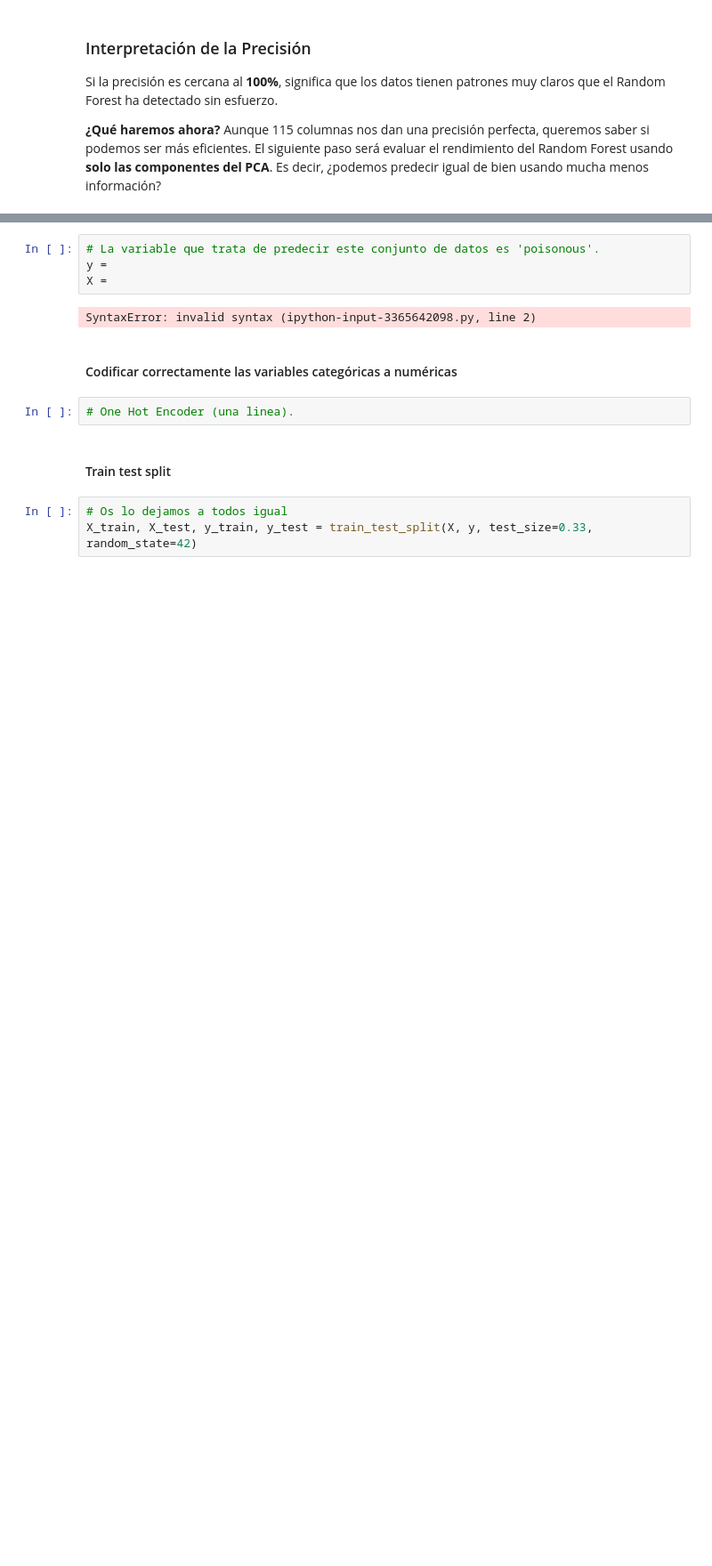
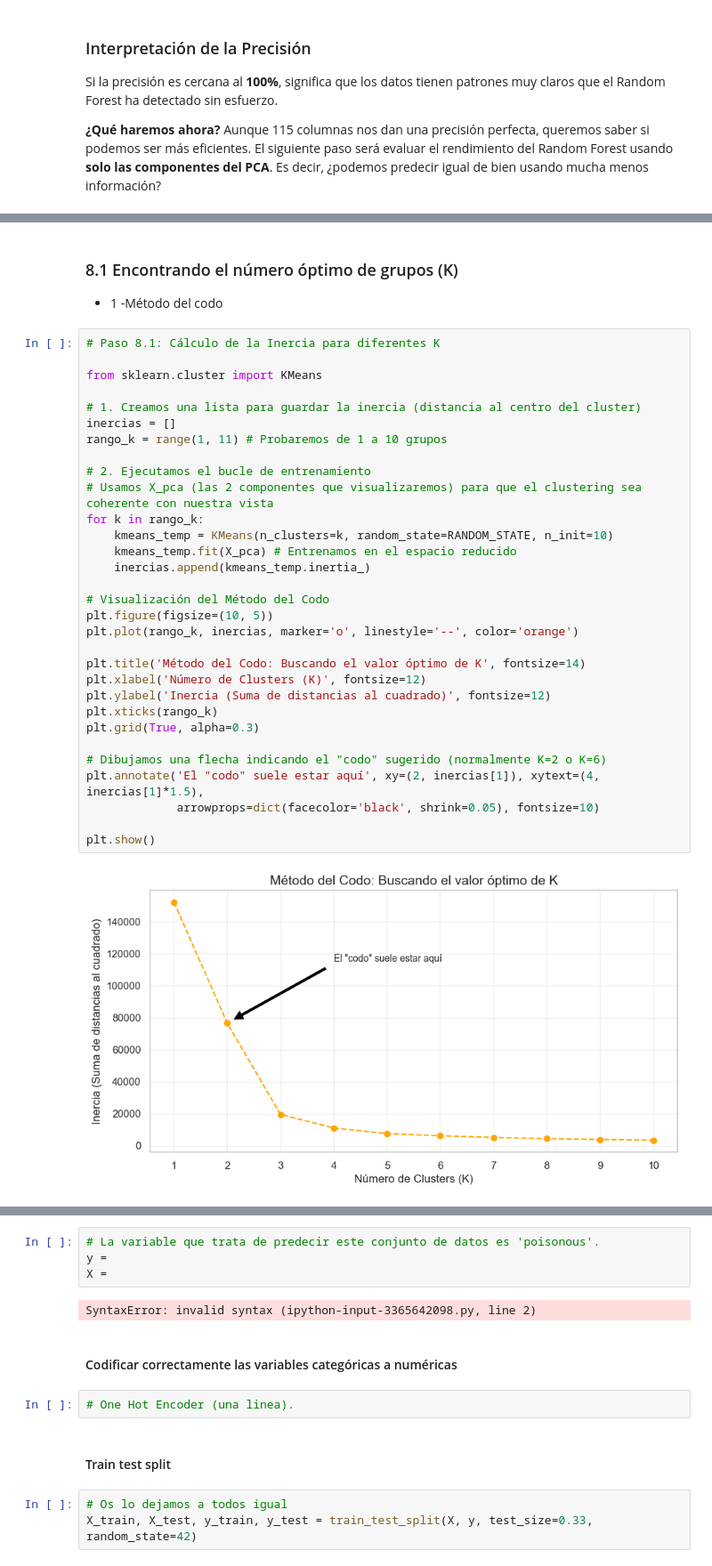
Before and after one commit to ThamirysKearney/DA-Project-Unsupervised-ML-Thami, a Jupyter notebook: notebooks/workshop_clustering_pca.ipynb, the cells around one changed output, grey strips where cells are left out. Shown at 89% size. Cells and saved outputs as stored; diff of their text form; blank space fills up the shorter version.

```diff
--- a/notebooks/workshop_clustering_pca.ipynb
+++ b/notebooks/workshop_clustering_pca.ipynb
@@ -967,0 +1003,36 @@ Componentes: 14 -> Test Accuracy: 1.0000
+# %% [markdown]
+### 8.1 Encontrando el número óptimo de grupos (K)
+- 1 -Método del codo
+# %%
+# Paso 8.1: Cálculo de la Inercia para diferentes K
+
+from sklearn.cluster import KMeans
+
+# 1. Creamos una lista para guardar la inercia (distancia al centro del cluster)
+inercias = []
+rango_k = range(1, 11) # Probaremos de 1 a 10 grupos
+
+# 2. Ejecutamos el bucle de entrenamiento
+# Usamos X_pca (las 2 componentes que visualizaremos) para que el clustering sea coherente con nuestra vista
+for k in rango_k:
+    kmeans_temp = KMeans(n_clusters=k, random_state=RANDOM_STATE, n_init=10)
+    kmeans_temp.fit(X_pca) # Entrenamos en el espacio reducido
+    inercias.append(kmeans_temp.inertia_)
+
+# Visualización del Método del Codo
+plt.figure(figsize=(10, 5))
+plt.plot(rango_k, inercias, marker='o', linestyle='--', color='orange')
+
+plt.title('Método del Codo: Buscando el valor óptimo de K', fontsize=14)
+plt.xlabel('Número de Clusters (K)', fontsize=12)
+plt.ylabel('Inercia (Suma de distancias al cuadrado)', fontsize=12)
+plt.xticks(rango_k)
+plt.grid(True, alpha=0.3)
+
+# Dibujamos una flecha indicando el "codo" sugerido (normalmente K=2 o K=6)
+plt.annotate('El "codo" suele estar aquí', xy=(2, inercias[1]), xytext=(4, inercias[1]*1.5),
+             arrowprops=dict(facecolor='black', shrink=0.05), fontsize=10)
+
+plt.show()
+# %% [output]
+[figure, added]
```
Also changed, not shown: parts of 21 cells of this notebook.
